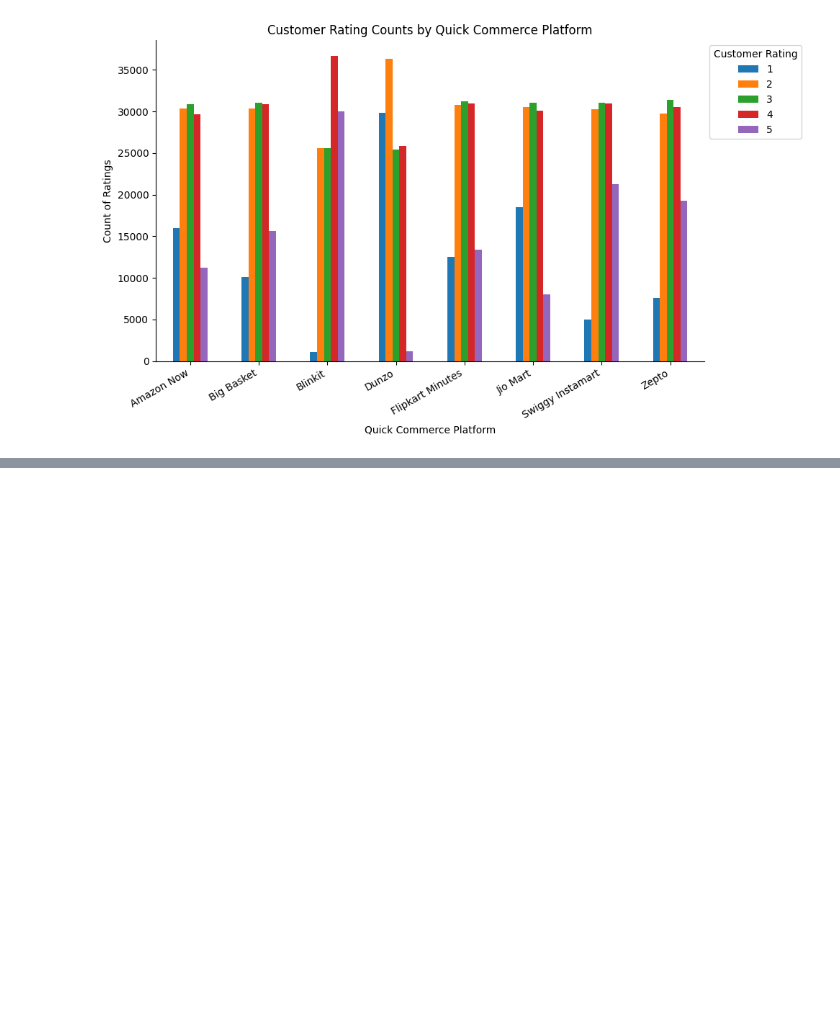
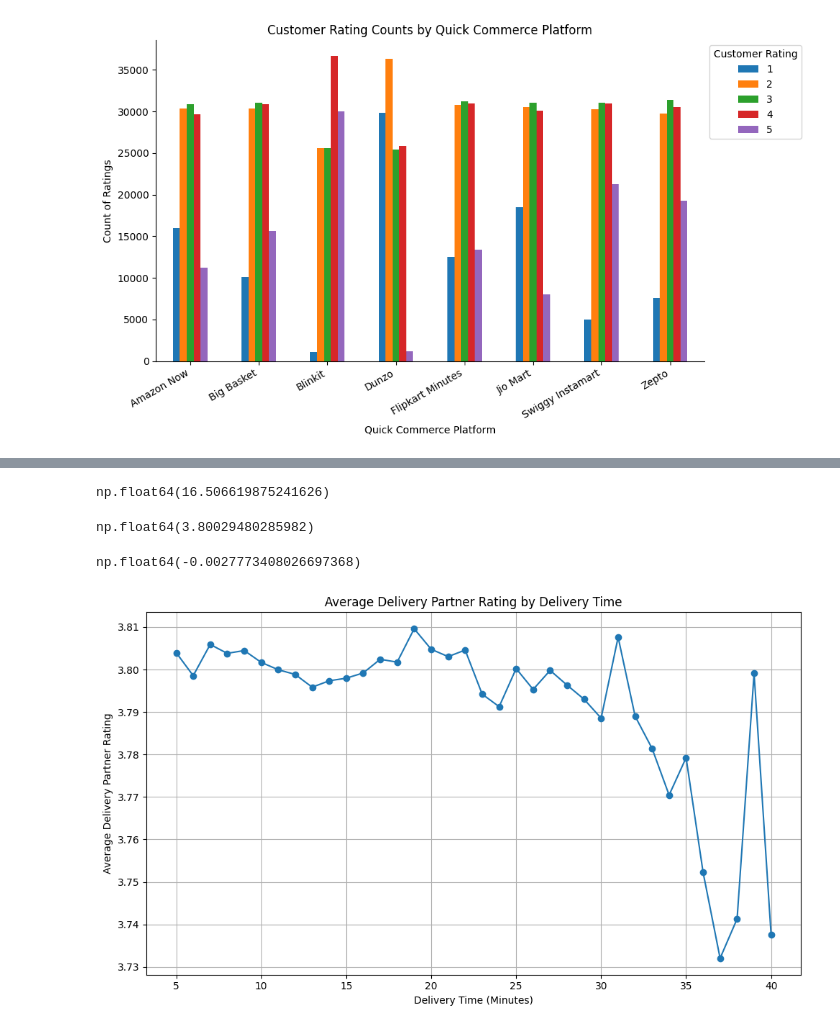
Before and after one commit to sankajithdjinasena/DataAnalysisProjects, a Jupyter notebook: Quick_Commerce_Analysis/Quick_Commerce_Analysis.ipynb, the cells around one changed output, grey strips where cells are left out. Saved outputs shown, nothing was run; the diff lists cells and outputs as text; code cells hidden in the pictures; blank space fills up the shorter version.

```diff
--- a/Quick_Commerce_Analysis/Quick_Commerce_Analysis.ipynb
+++ b/Quick_Commerce_Analysis/Quick_Commerce_Analysis.ipynb
@@ -510,0 +523,26 @@ plt.show()
+# %%
+df["Delivery_Time_Min"].mean()
+# %% [output]
+np.float64(16.506619875241626)
+# %%
+df["Delivery_Partner_Rating"].mean()
+# %% [output]
+np.float64(3.80029480285982)
+# %%
+# Calculating average rating for delivery timings
+x = df.groupby("Delivery_Time_Min")["Delivery_Partner_Rating"].mean()
+# %%
+df["Delivery_Time_Min"].corr(df["Delivery_Partner_Rating"])
+# %% [output]
+np.float64(-0.0027773408026697368)
+# %%
+# Line chart
+x.plot(kind="line", marker="o", figsize=(10,6))
+plt.title("Average Delivery Partner Rating by Delivery Time")
+plt.xlabel("Delivery Time (Minutes)")
+plt.ylabel("Average Delivery Partner Rating")
+plt.tight_layout()
+plt.grid(True)
+plt.show()
+# %% [output]
+[figure, added]
```
Also changed, not shown: parts of 23 cells of this notebook.
